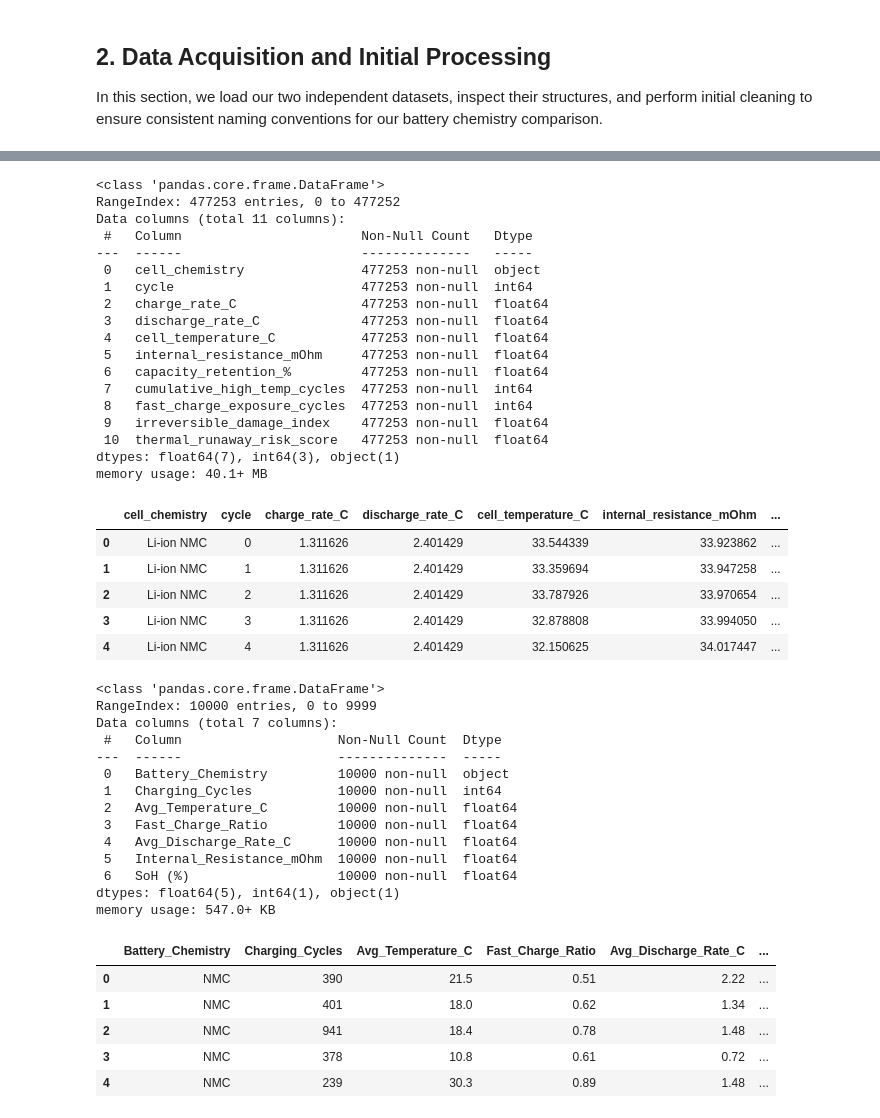
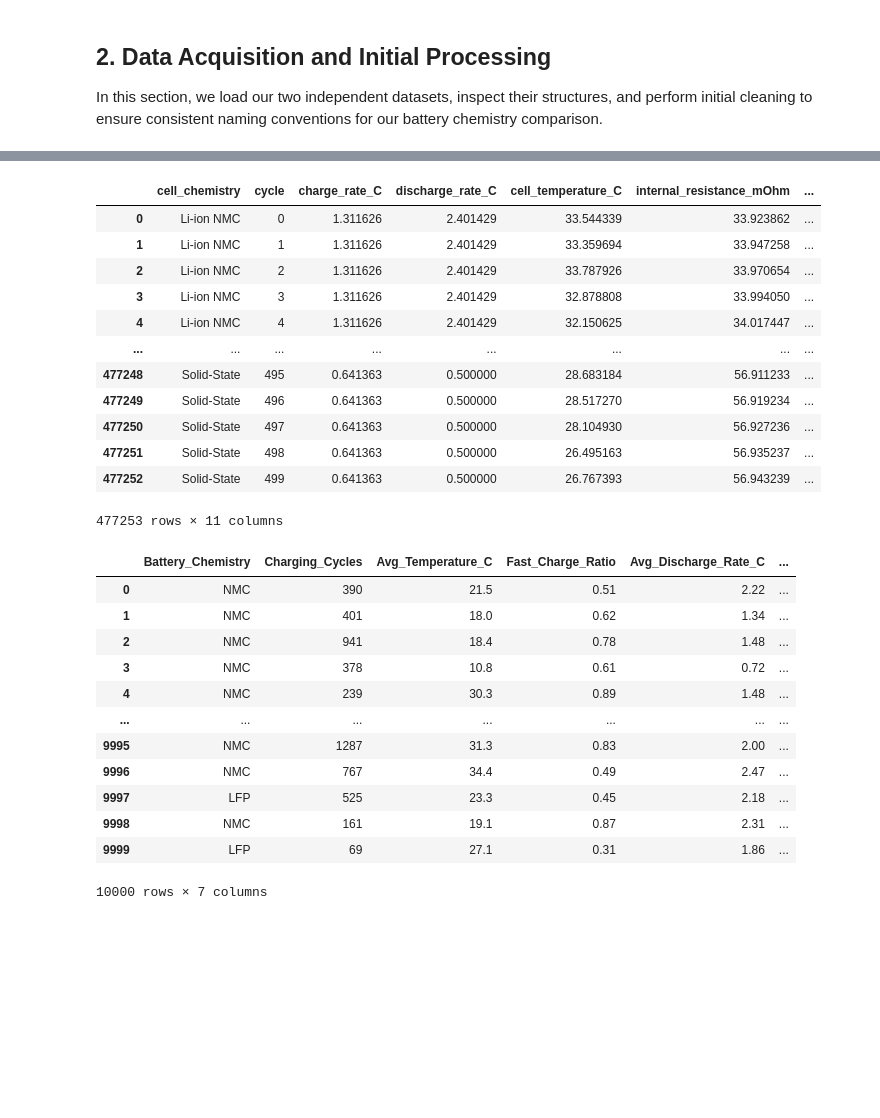
Before and after one commit to Ivan-Pelovski/Data-Science, a Jupyter notebook: NMC-vs-LFP.ipynb, the cells around one changed output, grey strips where cells are left out. Cells and saved outputs as stored; diff of their text form; code cells hidden in the pictures; blank space fills up the shorter version.

```diff
--- a/NMC-vs-LFP.ipynb
+++ b/NMC-vs-LFP.ipynb
@@ -76,31 +63,19 @@ memory usage: 1015.8+ KB
 # %%
-cycle_data.info()
-display(cycle_data.head())
+cycle_data_raw
 # %% [output]
+|  | cell_chemistry | cycle | charge_rate_C | discharge_rate_C | cell_temperature_C | internal_resistance_mOhm | ... |
+| 0 | Li-ion NMC | 0 | 1.311626 | 2.401429 | 33.544339 | 33.923862 | ... |
+| 1 | Li-ion NMC | 1 | 1.311626 | 2.401429 | 33.359694 | 33.947258 | ... |
+| 2 | Li-ion NMC | 2 | 1.311626 | 2.401429 | 33.787926 | 33.970654 | ... |
+| 3 | Li-ion NMC | 3 | 1.311626 | 2.401429 | 32.878808 | 33.994050 | ... |
+| 4 | Li-ion NMC | 4 | 1.311626 | 2.401429 | 32.150625 | 34.017447 | ... |
+| ... | ... | ... | ... | ... | ... | ... | ... |
+| 477248 | Solid-State | 495 | 0.641363 | 0.500000 | 28.683184 | 56.911233 | ... |
+| 477249 | Solid-State | 496 | 0.641363 | 0.500000 | 28.517270 | 56.919234 | ... |
+| 477250 | Solid-State | 497 | 0.641363 | 0.500000 | 28.104930 | 56.927236 | ... |
+| 477251 | Solid-State | 498 | 0.641363 | 0.500000 | 26.495163 | 56.935237 | ... |
+| 477252 | Solid-State | 499 | 0.641363 | 0.500000 | 26.767393 | 56.943239 | ... |
-<class 'pandas.core.frame.DataFrame'>
-RangeIndex: 477253 entries, 0 to 477252
-Data columns (total 11 columns):
- #   Column                       Non-Null Count   Dtype
----  ------                       --------------   -----
- 0   cell_chemistry               477253 non-null  object
- 1   cycle                        477253 non-null  int64
- 2   charge_rate_C                477253 non-null  float64
- 3   discharge_rate_C             477253 non-null  float64
- 4   cell_temperature_C           477253 non-null  float64
- 5   internal_resistance_mOhm     477253 non-null  float64
- 6   capacity_retention_%         477253 non-null  float64
- 7   cumulative_high_temp_cycles  477253 non-null  int64
- 8   fast_charge_exposure_cycles  477253 non-null  int64
- 9   irreversible_damage_index    477253 non-null  float64
- 10  thermal_runaway_risk_score   477253 non-null  float64
-dtypes: float64(7), int64(3), object(1)
-memory usage: 40.1+ MB
+477253 rows × 11 columns
-|  | cell_chemistry | cycle | charge_rate_C | discharge_rate_C | cell_temperature_C | internal_resistance_mOhm | ... |
-| 0 | Li-ion NMC | 0 | 1.311626 | 2.401429 | 33.544339 | 33.923862 | ... |
-| 1 | Li-ion NMC | 1 | 1.311626 | 2.401429 | 33.359694 | 33.947258 | ... |
-| 2 | Li-ion NMC | 2 | 1.311626 | 2.401429 | 33.787926 | 33.970654 | ... |
-| 3 | Li-ion NMC | 3 | 1.311626 | 2.401429 | 32.878808 | 33.994050 | ... |
-| 4 | Li-ion NMC | 4 | 1.311626 | 2.401429 | 32.150625 | 34.017447 | ... |
 # %%
 # 2.1 Load the datasets
 vehicle_data = pd.read_csv('data/ev_battery_degradation_v1.csv')
@@ -153,28 +128,19 @@ cycle_data = cycle_data.drop(columns=cycle_cols_to_drop)
 vehicle_data = vehicle_data.round(2)
 cycle_data = cycle_data.round(2)
 # %%
-# Verify the change in vehicle_data
-vehicle_data.info()
-display(vehicle_data.head())
+vehicle_data
 # %% [output]
+|  | Battery_Chemistry | Charging_Cycles | Avg_Temperature_C | Fast_Charge_Ratio | Avg_Discharge_Rate_C | ... |
+| 0 | NMC | 390 | 21.5 | 0.51 | 2.22 | ... |
+| 1 | NMC | 401 | 18.0 | 0.62 | 1.34 | ... |
+| 2 | NMC | 941 | 18.4 | 0.78 | 1.48 | ... |
+| 3 | NMC | 378 | 10.8 | 0.61 | 0.72 | ... |
+| 4 | NMC | 239 | 30.3 | 0.89 | 1.48 | ... |
+| ... | ... | ... | ... | ... | ... | ... |
+| 9995 | NMC | 1287 | 31.3 | 0.83 | 2.00 | ... |
+| 9996 | NMC | 767 | 34.4 | 0.49 | 2.47 | ... |
+| 9997 | LFP | 525 | 23.3 | 0.45 | 2.18 | ... |
+| 9998 | NMC | 161 | 19.1 | 0.87 | 2.31 | ... |
+| 9999 | LFP | 69 | 27.1 | 0.31 | 1.86 | ... |
-<class 'pandas.core.frame.DataFrame'>
-RangeIndex: 10000 entries, 0 to 9999
-Data columns (total 7 columns):
- #   Column                    Non-Null Count  Dtype
----  ------                    --------------  -----
- 0   Battery_Chemistry         10000 non-null  object
- 1   Charging_Cycles           10000 non-null  int64
- 2   Avg_Temperature_C         10000 non-null  float64
- 3   Fast_Charge_Ratio         10000 non-null  float64
- 4   Avg_Discharge_Rate_C      10000 non-null  float64
- 5   Internal_Resistance_mOhm  10000 non-null  float64
- 6   SoH (%)                   10000 non-null  float64
-dtypes: float64(5), int64(1), object(1)
-memory usage: 547.0+ KB
+10000 rows × 7 columns
-|  | Battery_Chemistry | Charging_Cycles | Avg_Temperature_C | Fast_Charge_Ratio | Avg_Discharge_Rate_C | ... |
-| 0 | NMC | 390 | 21.5 | 0.51 | 2.22 | ... |
-| 1 | NMC | 401 | 18.0 | 0.62 | 1.34 | ... |
-| 2 | NMC | 941 | 18.4 | 0.78 | 1.48 | ... |
-| 3 | NMC | 378 | 10.8 | 0.61 | 0.72 | ... |
-| 4 | NMC | 239 | 30.3 | 0.89 | 1.48 | ... |
 # %%
```
Also changed, not shown: parts of 12 cells of this notebook.
